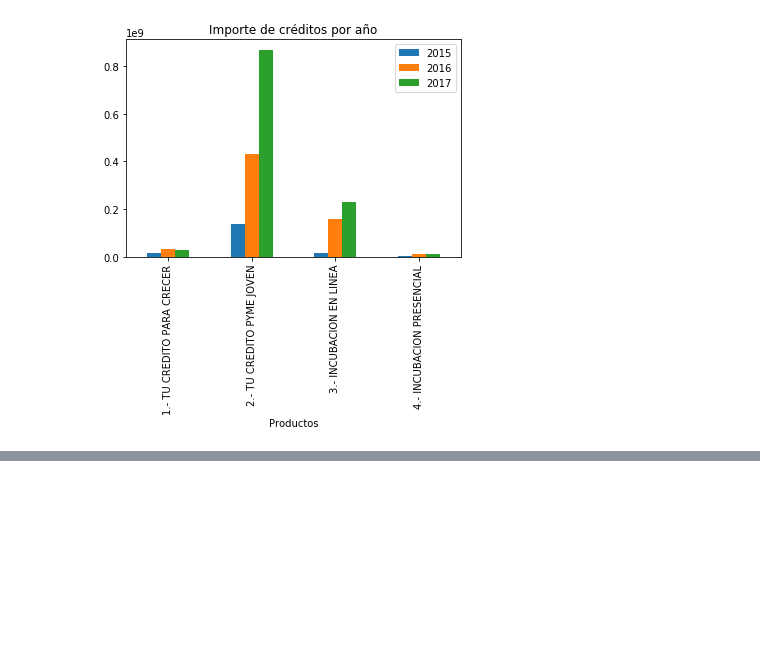
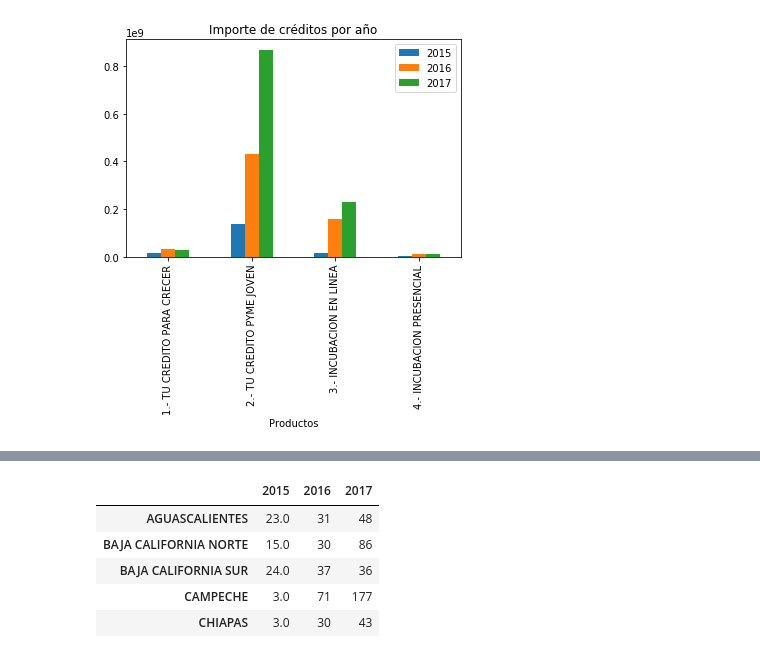
Before and after one commit to LessIsMorePy/CreditoJovenNafin, a Jupyter notebook: statistics.ipynb, the cells around one changed output, grey strips where cells are left out. Saved outputs shown, nothing was run; the diff lists cells and outputs as text; code cells hidden in the pictures; blank space fills up the shorter version.

```diff
--- a/statistics.ipynb
+++ b/statistics.ipynb
@@ -195,0 +216,9 @@ Text(0.5,1,'Importe de créditos por año')
+# %%
+benefited_.head()
+# %% [output]
+|  | 2015 | 2016 | 2017 |
+| AGUASCALIENTES | 23.0 | 31 | 48 |
+| BAJA CALIFORNIA NORTE | 15.0 | 30 | 86 |
+| BAJA CALIFORNIA SUR | 24.0 | 37 | 36 |
+| CAMPECHE | 3.0 | 71 | 177 |
+| CHIAPAS | 3.0 | 30 | 43 |
```
Also changed, not shown: parts of 9 cells of this notebook.
